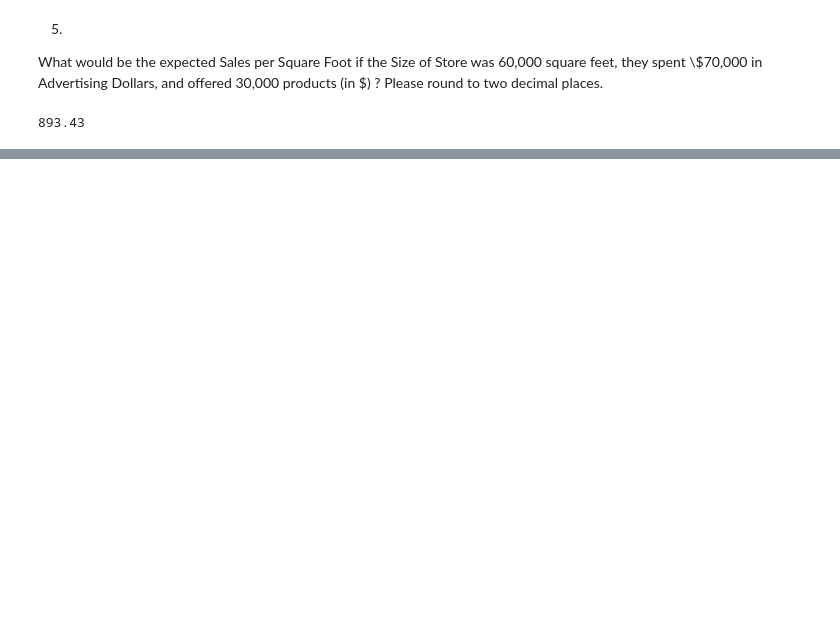
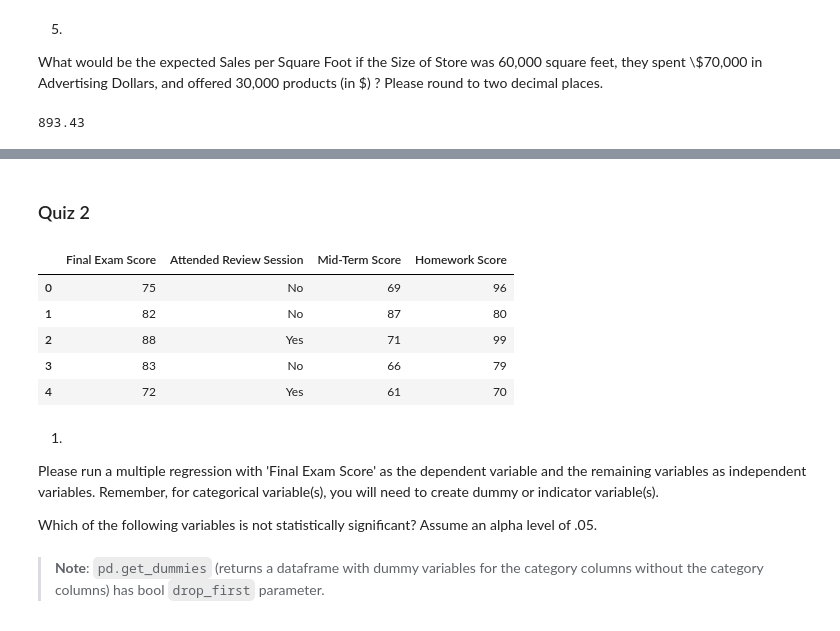
Before and after one commit to LZNEWT00Z/BSaAS, a Jupyter notebook: 3. Linear Regression for Business Statistics.ipynb, the cells around one changed output, grey strips where cells are left out. Saved outputs shown, nothing was run; the diff lists cells and outputs as text; code cells hidden in the pictures; blank space fills up the shorter version.

```diff
--- a/3. Linear Regression for Business Statistics.ipynb
+++ b/3. Linear Regression for Business Statistics.ipynb
@@ -188,0 +229,21 @@ round(model.predict([1, 60000, 70000, 30000])[0], 2)  # 1 is added constant
+# %% [markdown]
+### Quiz 2
+# %%
+quiz_data = pd.read_excel("Excel files/2. Final Exam Scores.xlsx", "Sheet1", index_col=None, na_values=["NA"])
+# %%
+quiz_data.head()
+# %% [output]
+|  | Final Exam Score | Attended Review Session | Mid-Term Score | Homework Score |
+| 0 | 75 | No | 69 | 96 |
+| 1 | 82 | No | 87 | 80 |
+| 2 | 88 | Yes | 71 | 99 |
+| 3 | 83 | No | 66 | 79 |
+| 4 | 72 | Yes | 61 | 70 |
+# %% [markdown]
+1.
+
+Please run a multiple regression with 'Final Exam Score' as the dependent variable and the remaining variables as independent variables. Remember, for categorical variable(s), you will need to create dummy or indicator variable(s).
+
+Which of the following variables is not statistically significant? Assume an alpha level of .05.
+# %% [markdown]
+>**Note**: `pd.get_dummies` (returns a dataframe with dummy variables for the category columns without the category columns) has bool `drop_first` parameter.
```
Also changed, not shown: parts of 37 cells of this notebook, 4 other files.
